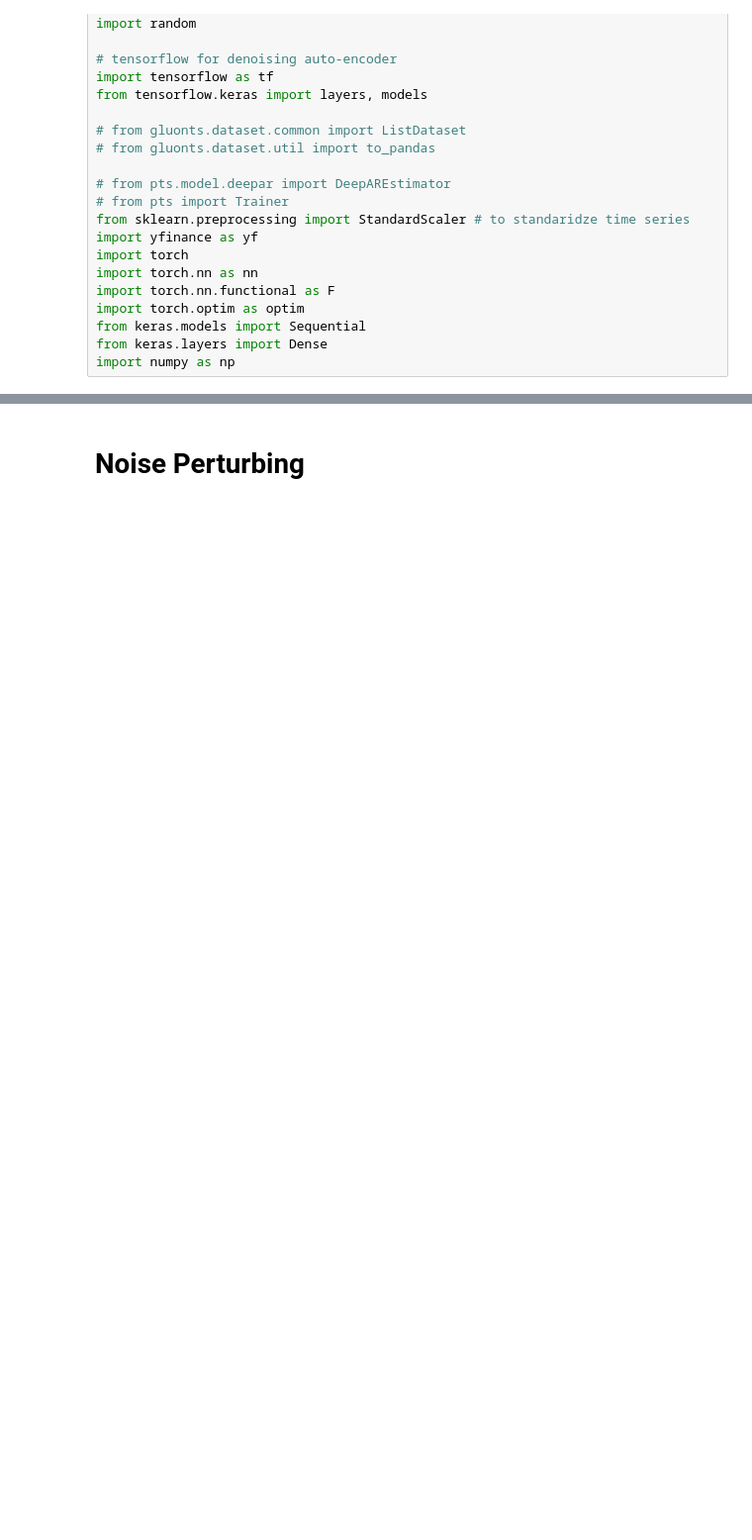
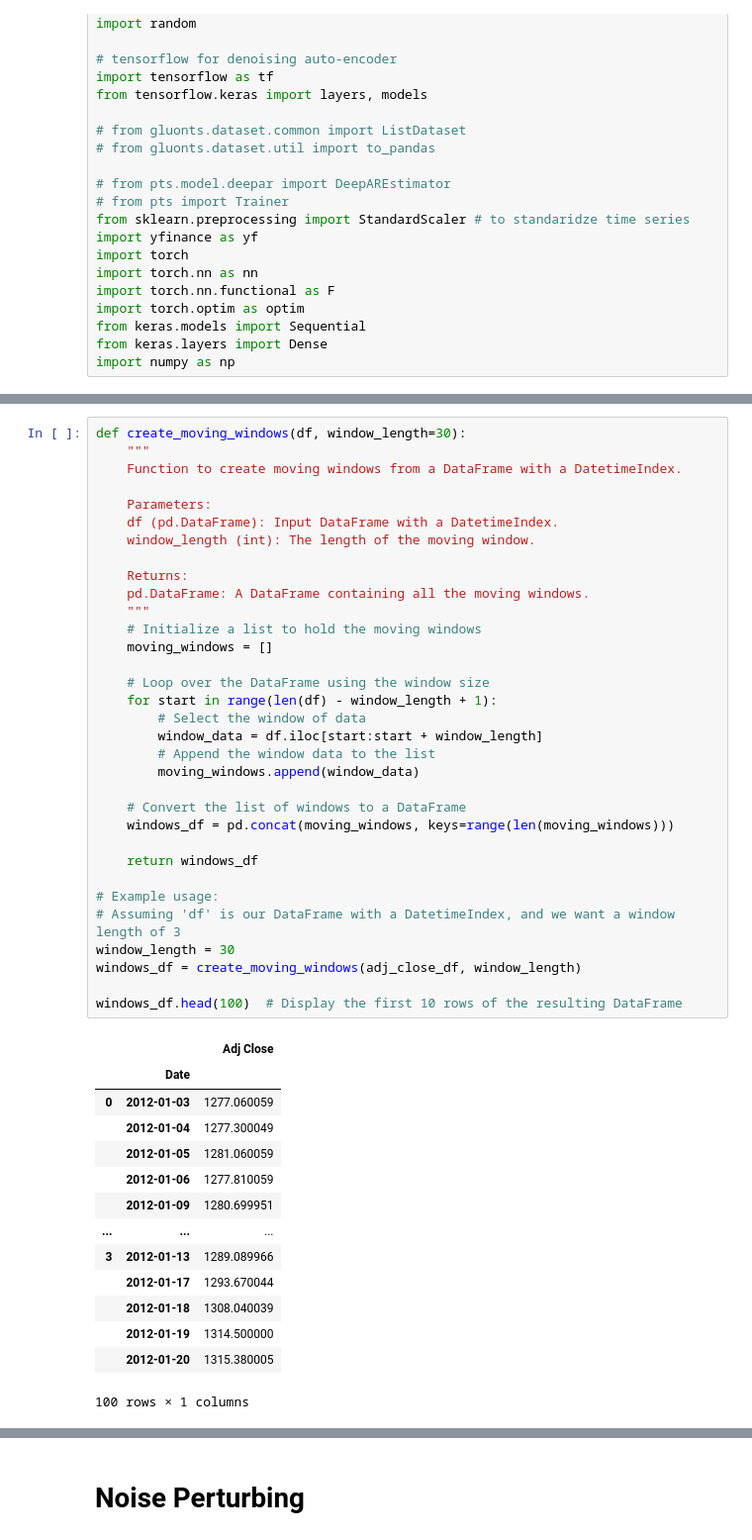
Before and after one commit to lebmond/MFM703Project, a Jupyter notebook: MFM703_Diffuser.ipynb, the cells around one changed output, grey strips where cells are left out. Shown at 99% size. Drawn from its saved outputs; the diff is of its cells as text; blank space fills up the shorter version.

```diff
--- a/MFM703_Diffuser.ipynb
+++ b/MFM703_Diffuser.ipynb
@@ -58,3 +58,51 @@ Date
+# %%
+def create_moving_windows(df, window_length=30):
+    """
+    Function to create moving windows from a DataFrame with a DatetimeIndex.
+
+    Parameters:
+    df (pd.DataFrame): Input DataFrame with a DatetimeIndex.
+    window_length (int): The length of the moving window.
+
+    Returns:
+    pd.DataFrame: A DataFrame containing all the moving windows.
+    """
+    # Initialize a list to hold the moving windows
+    moving_windows = []
+
+    # Loop over the DataFrame using the window size
+    for start in range(len(df) - window_length + 1):
+        # Select the window of data
+        window_data = df.iloc[start:start + window_length]
+        # Append the window data to the list
+        moving_windows.append(window_data)
+
+    # Convert the list of windows to a DataFrame
+    windows_df = pd.concat(moving_windows, keys=range(len(moving_windows)))
+
+    return windows_df
+
+# Example usage:
+# Assuming 'df' is our DataFrame with a DatetimeIndex, and we want a window length of 3
+window_length = 30
+windows_df = create_moving_windows(adj_close_df, window_length)
+
+windows_df.head(100)  # Display the first 10 rows of the resulting DataFrame
+# %% [output]
+|  |  | Adj Close |
+|  | Date |  |
+| 0 | 2012-01-03 | 1277.060059 |
+|  | 2012-01-04 | 1277.300049 |
+|  | 2012-01-05 | 1281.060059 |
+|  | 2012-01-06 | 1277.810059 |
+|  | 2012-01-09 | 1280.699951 |
+| ... | ... | ... |
+| 3 | 2012-01-13 | 1289.089966 |
+|  | 2012-01-17 | 1293.670044 |
+|  | 2012-01-18 | 1308.040039 |
+|  | 2012-01-19 | 1314.500000 |
+|  | 2012-01-20 | 1315.380005 |
+100 rows × 1 columns
 # %%
 # Time Series Standardization
 # from sklearn.preprocessing import StandardScaler
```
Also changed, not shown: parts of 17 cells of this notebook.
